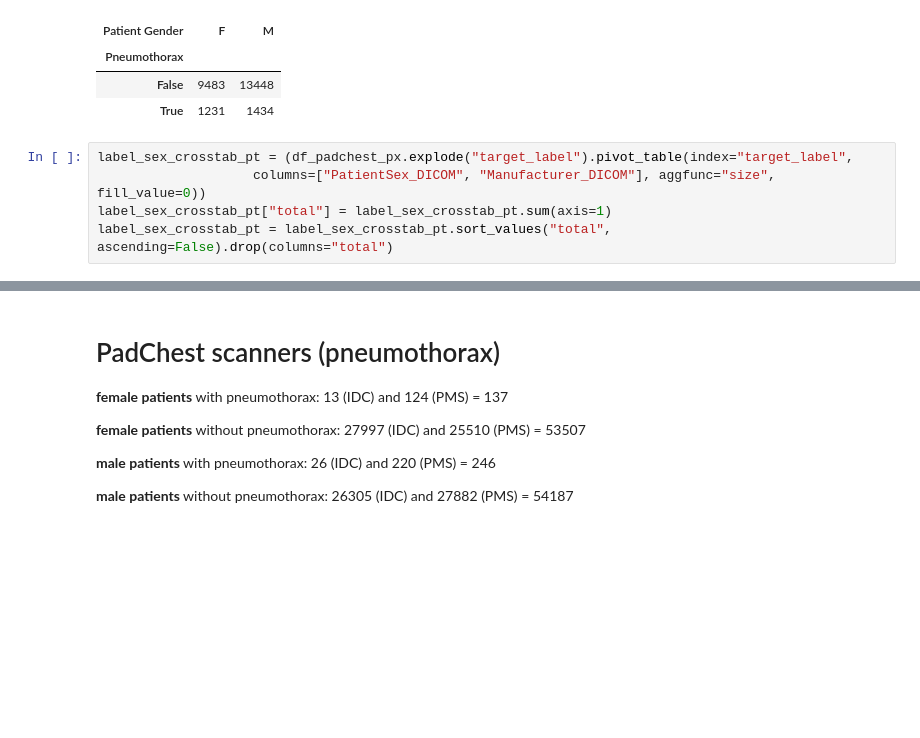
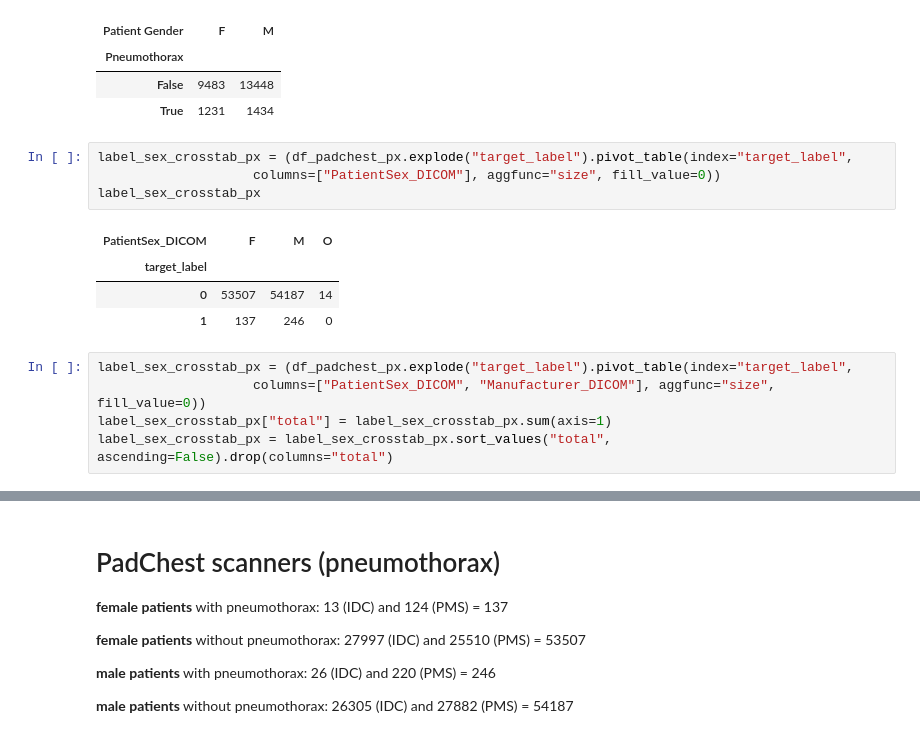
Before and after one commit to nikodice4/MedCLIP_shortcuts, a Jupyter notebook: notebooks/eda_pre.ipynb, the cells around one changed output, grey strips where cells are left out. Saved outputs shown, nothing was run; the diff lists cells and outputs as text; blank space fills up the shorter version.

```diff
--- a/notebooks/eda_pre.ipynb
+++ b/notebooks/eda_pre.ipynb
@@ -710,9 +730,18 @@ tester
 | Pneumothorax |  |  |
 | False | 9483 | 13448 |
 | True | 1231 | 1434 |
+# %%
+label_sex_crosstab_px = (df_padchest_px.explode("target_label").pivot_table(index="target_label",
+                    columns=["PatientSex_DICOM"], aggfunc="size", fill_value=0))
+label_sex_crosstab_px
+# %% [output]
+| PatientSex_DICOM | F | M | O |
+| target_label |  |  |  |
+| 0 | 53507 | 54187 | 14 |
+| 1 | 137 | 246 | 0 |
 # %%
-label_sex_crosstab_pt = (df_padchest_px.explode("target_label").pivot_table(index="target_label",
+label_sex_crosstab_px = (df_padchest_px.explode("target_label").pivot_table(index="target_label",
                     columns=["PatientSex_DICOM", "Manufacturer_DICOM"], aggfunc="size", fill_value=0))
-label_sex_crosstab_pt["total"] = label_sex_crosstab_pt.sum(axis=1)
-label_sex_crosstab_pt = label_sex_crosstab_pt.sort_values("total", ascending=False).drop(columns="total")
+label_sex_crosstab_px["total"] = label_sex_crosstab_px.sum(axis=1)
+label_sex_crosstab_px = label_sex_crosstab_px.sort_values("total", ascending=False).drop(columns="total")
 # %%
```
Also changed, not shown: parts of 3 cells of this notebook, 1 other file.
